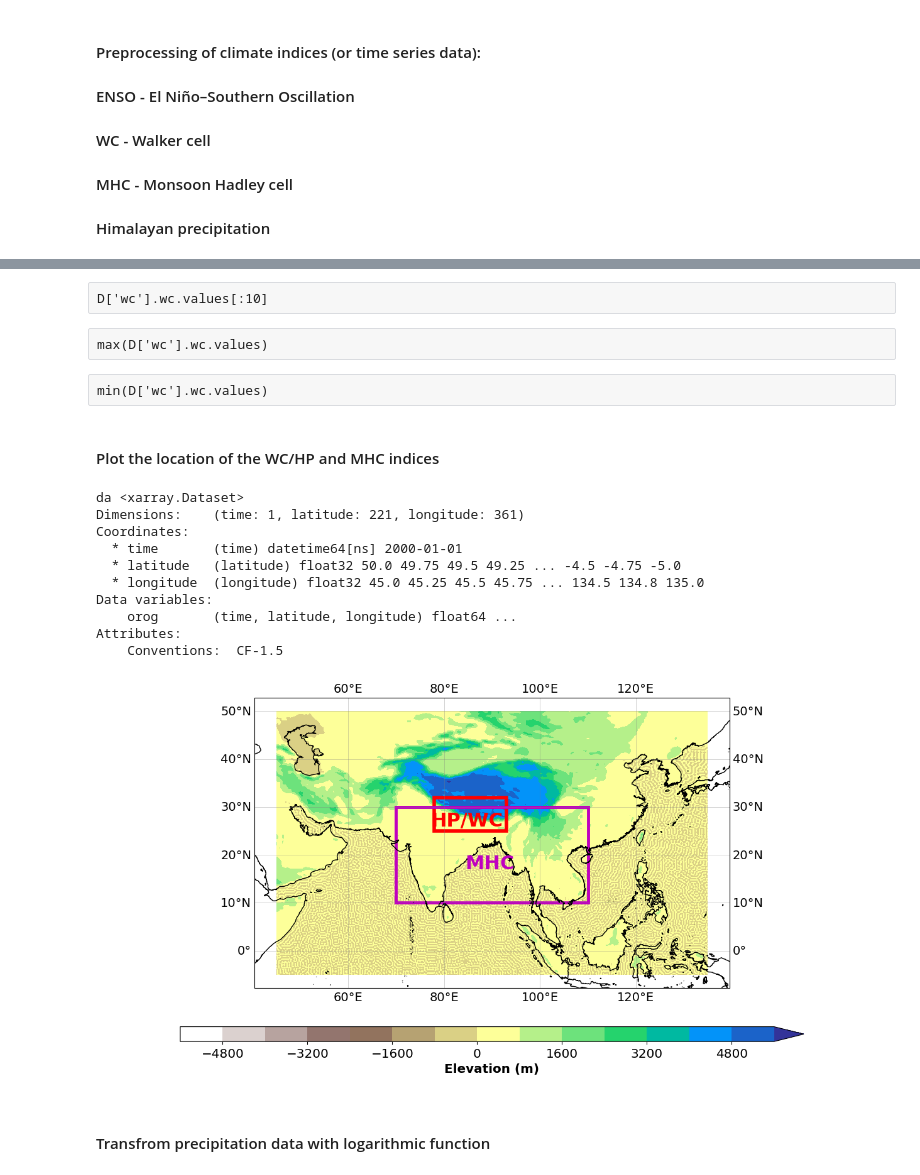
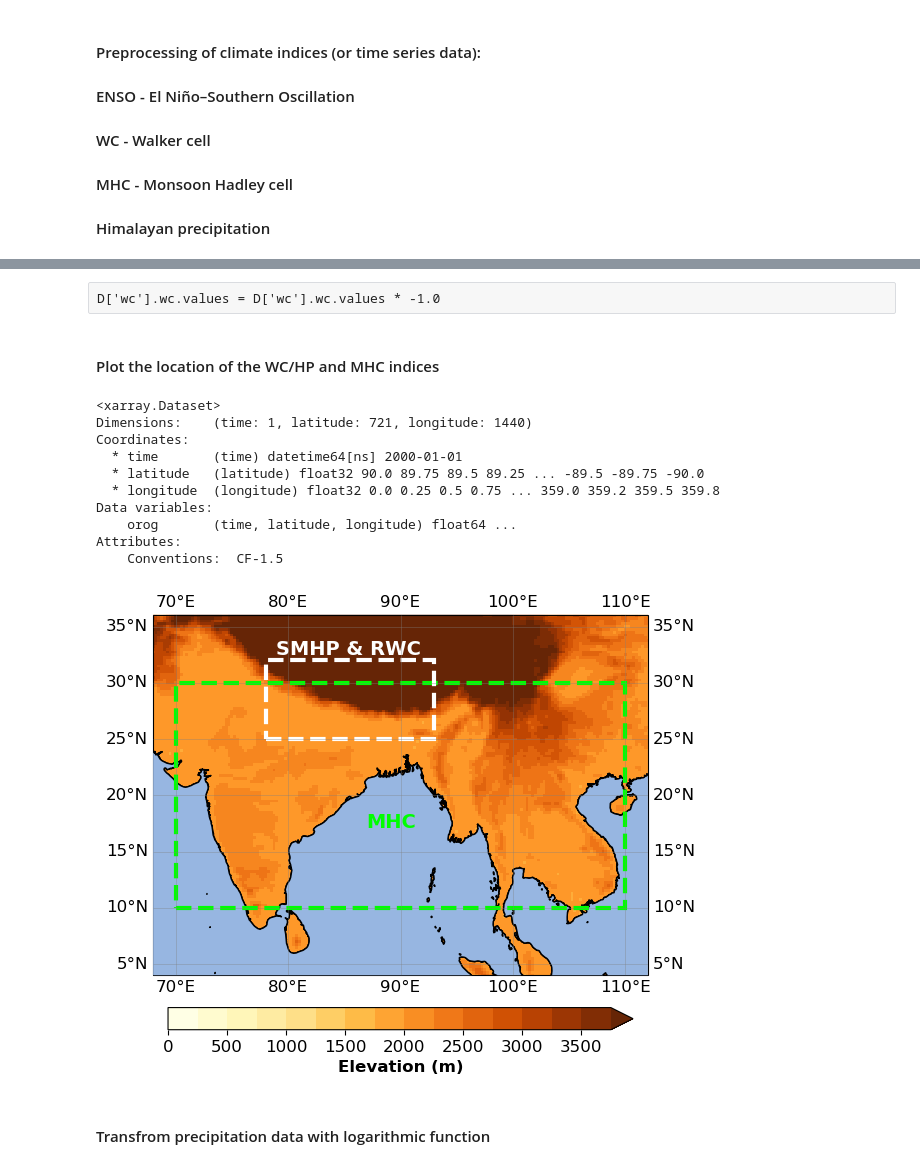
Before and after one commit to muszyna25/project_causal_climate_dynamics, a Jupyter notebook: investigating_indices.ipynb, the cells around one changed output, grey strips where cells are left out. Cells and saved outputs as stored; diff of their text form; code cells hidden in the pictures.

```diff
--- a/investigating_indices.ipynb
+++ b/investigating_indices.ipynb
@@ -31,25 +35,21 @@ D['wc'].wc.values = D['wc'].wc.values * -1.0
-# %% [raw]
-D['wc'].wc.values[:10]
-# %% [raw]
-max(D['wc'].wc.values)
-# %% [raw]
-min(D['wc'].wc.values)
+# %% [raw]
+D['wc'].wc.values = D['wc'].wc.values * -1.0
 # %% [markdown]
 #### Plot the location of the WC/HP and MHC indices
 # %%
-dpc.plot_indices_over_orography()
+dpc.plot_orography_map()
 # %% [output]
-da <xarray.Dataset>
-Dimensions:    (time: 1, latitude: 221, longitude: 361)
+<xarray.Dataset>
+Dimensions:    (time: 1, latitude: 721, longitude: 1440)
 Coordinates:
   * time       (time) datetime64[ns] 2000-01-01
-  * latitude   (latitude) float32 50.0 49.75 49.5 49.25 ... -4.5 -4.75 -5.0
-  * longitude  (longitude) float32 45.0 45.25 45.5 45.75 ... 134.5 134.8 135.0
+  * latitude   (latitude) float32 90.0 89.75 89.5 89.25 ... -89.5 -89.75 -90.0
+  * longitude  (longitude) float32 0.0 0.25 0.5 0.75 ... 359.0 359.2 359.5 359.8
 Data variables:
     orog       (time, latitude, longitude) float64 ...
 Attributes:
     Conventions:  CF-1.5
-[figure, old version]
+[figure, new version]
 # %% [markdown]
 #### Transfrom precipitation data with logarithmic function
 # %%
```
Also changed, not shown: parts of 13 cells of this notebook, 58 other files.
